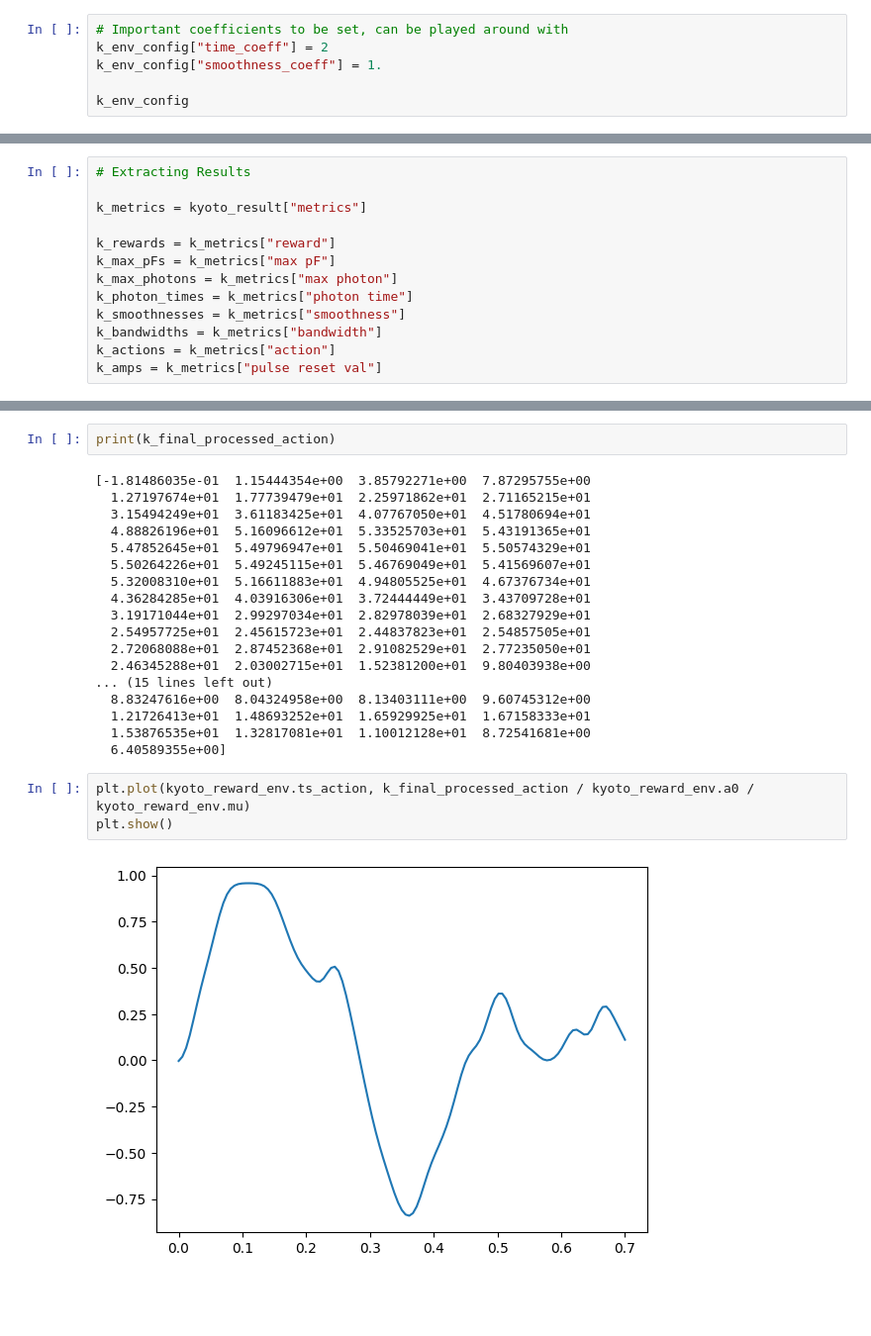
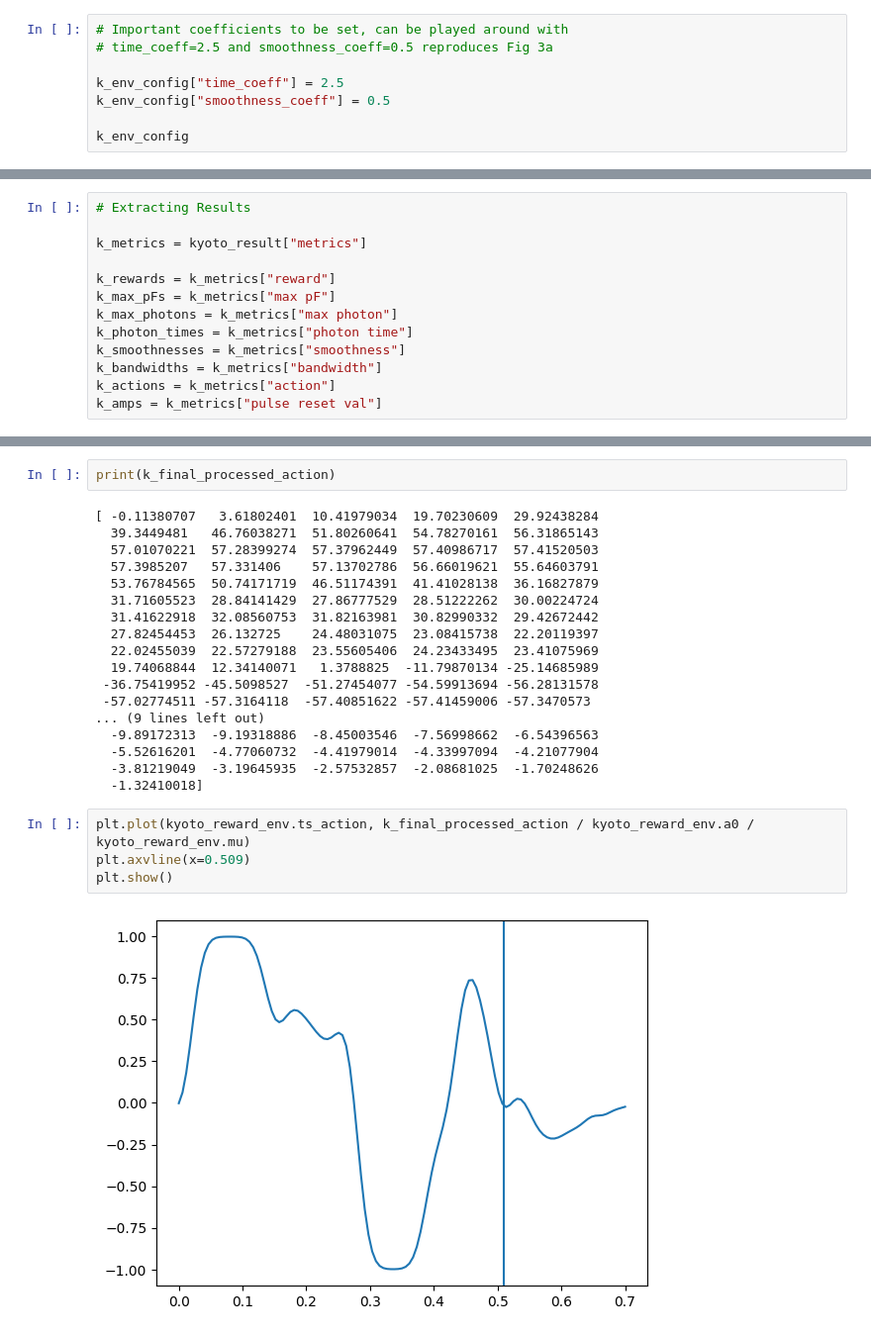
Before and after one commit to AnikenC/RL-meets-Qubit-Readout, a Jupyter notebook: MLControl/example_kyoto.ipynb, the cells around one changed output, grey strips where cells are left out. Shown at 99% size. Drawn from its saved outputs; the diff is of its cells as text; blank space fills up the shorter version.

```diff
--- a/MLControl/example_kyoto.ipynb
+++ b/MLControl/example_kyoto.ipynb
@@ -116,8 +120,10 @@ kyoto_env.rollout_action(_rng, default_pulse)
 [figure]
 # %%
 # Important coefficients to be set, can be played around with
-k_env_config["time_coeff"] = 2
-k_env_config["smoothness_coeff"] = 1.
+# time_coeff=2.5 and smoothness_coeff=0.5 reproduces Fig 3a
+
+k_env_config["time_coeff"] = 2.5
+k_env_config["smoothness_coeff"] = 0.5
 
 k_env_config
 # %% [output]
@@ -256,25 +272,26 @@ print(k_final_action)
 # %%
 print(k_final_processed_action)
 # %% [output]
-[-1.81486035e-01  1.15444354e+00  3.85792271e+00  7.87295755e+00
-  1.27197674e+01  1.77739479e+01  2.25971862e+01  2.71165215e+01
-  3.15494249e+01  3.61183425e+01  4.07767050e+01  4.51780694e+01
-  4.88826196e+01  5.16096612e+01  5.33525703e+01  5.43191365e+01
-  5.47852645e+01  5.49796947e+01  5.50469041e+01  5.50574329e+01
-  5.50264226e+01  5.49245115e+01  5.46769049e+01  5.41569607e+01
-  5.32008310e+01  5.16611883e+01  4.94805525e+01  4.67376734e+01
-  4.36284285e+01  4.03916306e+01  3.72444449e+01  3.43709728e+01
-  3.19171044e+01  2.99297034e+01  2.82978039e+01  2.68327929e+01
-  2.54957725e+01  2.45615723e+01  2.44837823e+01  2.54857505e+01
-  2.72068088e+01  2.87452368e+01  2.91082529e+01  2.77235050e+01
-  2.46345288e+01  2.03002715e+01  1.52381200e+01  9.80403938e+00
-... (15 lines left out)
-  8.83247616e+00  8.04324958e+00  8.13403111e+00  9.60745312e+00
-  1.21726413e+01  1.48693252e+01  1.65929925e+01  1.67158333e+01
-  1.53876535e+01  1.32817081e+01  1.10012128e+01  8.72541681e+00
-  6.40589355e+00]
+[ -0.11380707   3.61802401  10.41979034  19.70230609  29.92438284
+  39.3449481   46.76038271  51.80260641  54.78270161  56.31865143
+  57.01070221  57.28399274  57.37962449  57.40986717  57.41520503
+  57.3985207   57.331406    57.13702786  56.66019621  55.64603791
+  53.76784565  50.74171719  46.51174391  41.41028138  36.16827879
+  31.71605523  28.84141429  27.86777529  28.51222262  30.00224724
+  31.41622918  32.08560753  31.82163981  30.82990332  29.42672442
+  27.82454453  26.132725    24.48031075  23.08415738  22.20119397
+  22.02455039  22.57279188  23.55605406  24.23433495  23.41075969
+  19.74068844  12.34140071   1.3788825  -11.79870134 -25.14685989
+ -36.75419952 -45.5098527  -51.27454077 -54.59913694 -56.28131578
+ -57.02774511 -57.3164118  -57.40851622 -57.41459006 -57.3470573
+... (9 lines left out)
+  -9.89172313  -9.19318886  -8.45003546  -7.56998662  -6.54396563
+  -5.52616201  -4.77060732  -4.41979014  -4.33997094  -4.21077904
+  -3.81219049  -3.19645935  -2.57532857  -2.08681025  -1.70248626
+  -1.32410018]
 # %%
 plt.plot(kyoto_reward_env.ts_action, k_final_processed_action / kyoto_reward_env.a0 / kyoto_reward_env.mu)
+plt.axvline(x=0.509)
 plt.show()
 # %% [output]
-[figure, old version]
+[figure, new version]
```
Also changed, not shown: parts of 14 cells of this notebook, 1 other file.
